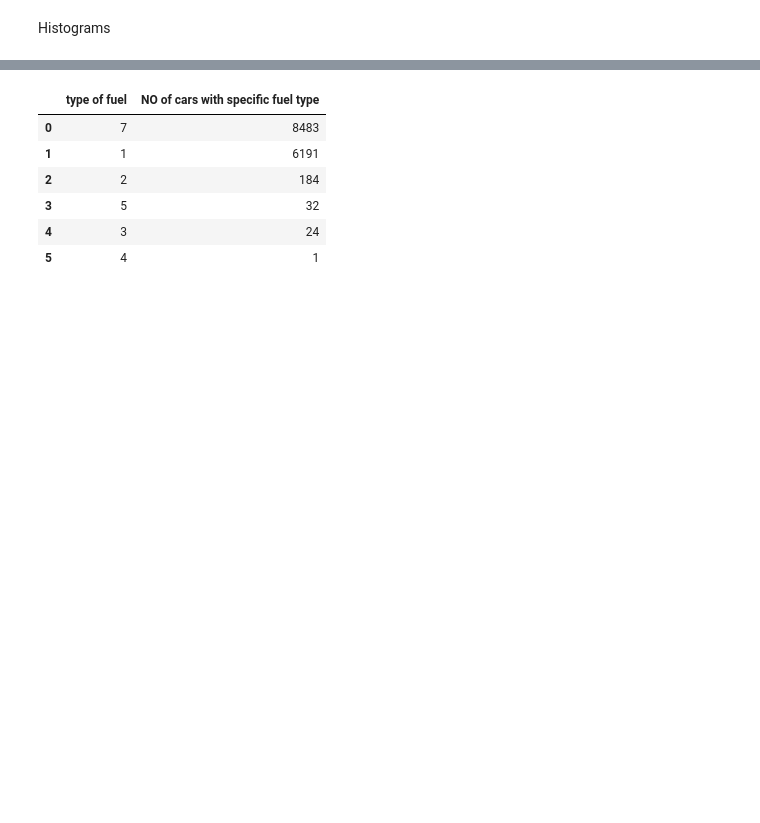
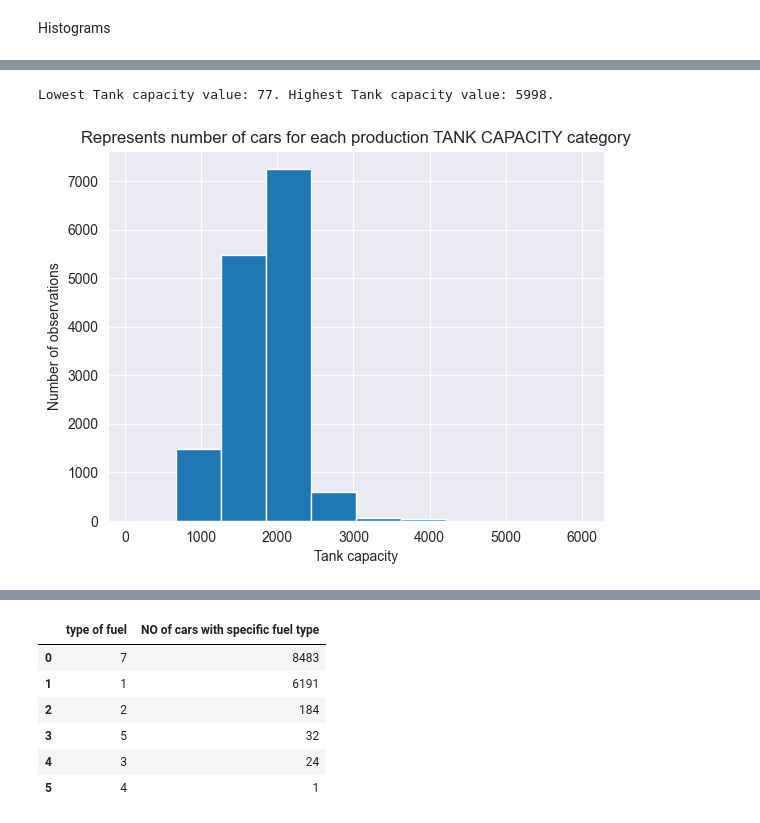
Before and after one commit to PsimonL/AI_Assesment, a Jupyter notebook: main.ipynb, the cells around one changed output, grey strips where cells are left out. Saved outputs shown, nothing was run; the diff lists cells and outputs as text; code cells hidden in the pictures; blank space fills up the shorter version.

```diff
--- a/main.ipynb
+++ b/main.ipynb
@@ -196,0 +186,7 @@ Lowest Fuel type value: 1. Highest Fuel type value: 7
+# %%
+make_hist("Tank capacity", 10) # default bins = 10
+
+# Trzeba jeszcze dopasować przedziały
+# %% [output]
+Lowest Tank capacity value: 77. Highest Tank capacity value: 5998.
+[figure, added]
```
Also changed, not shown: parts of 17 cells of this notebook.
